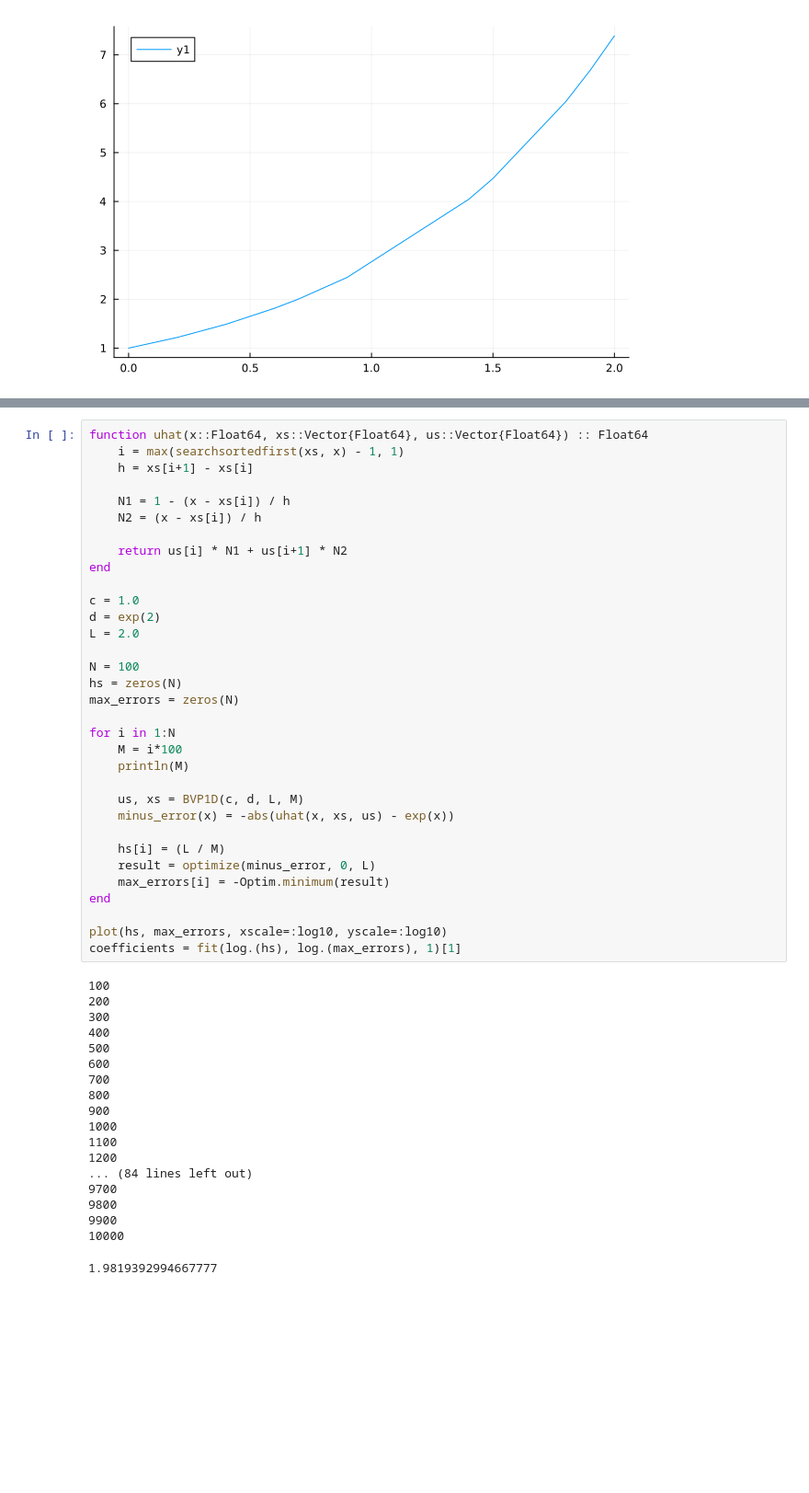
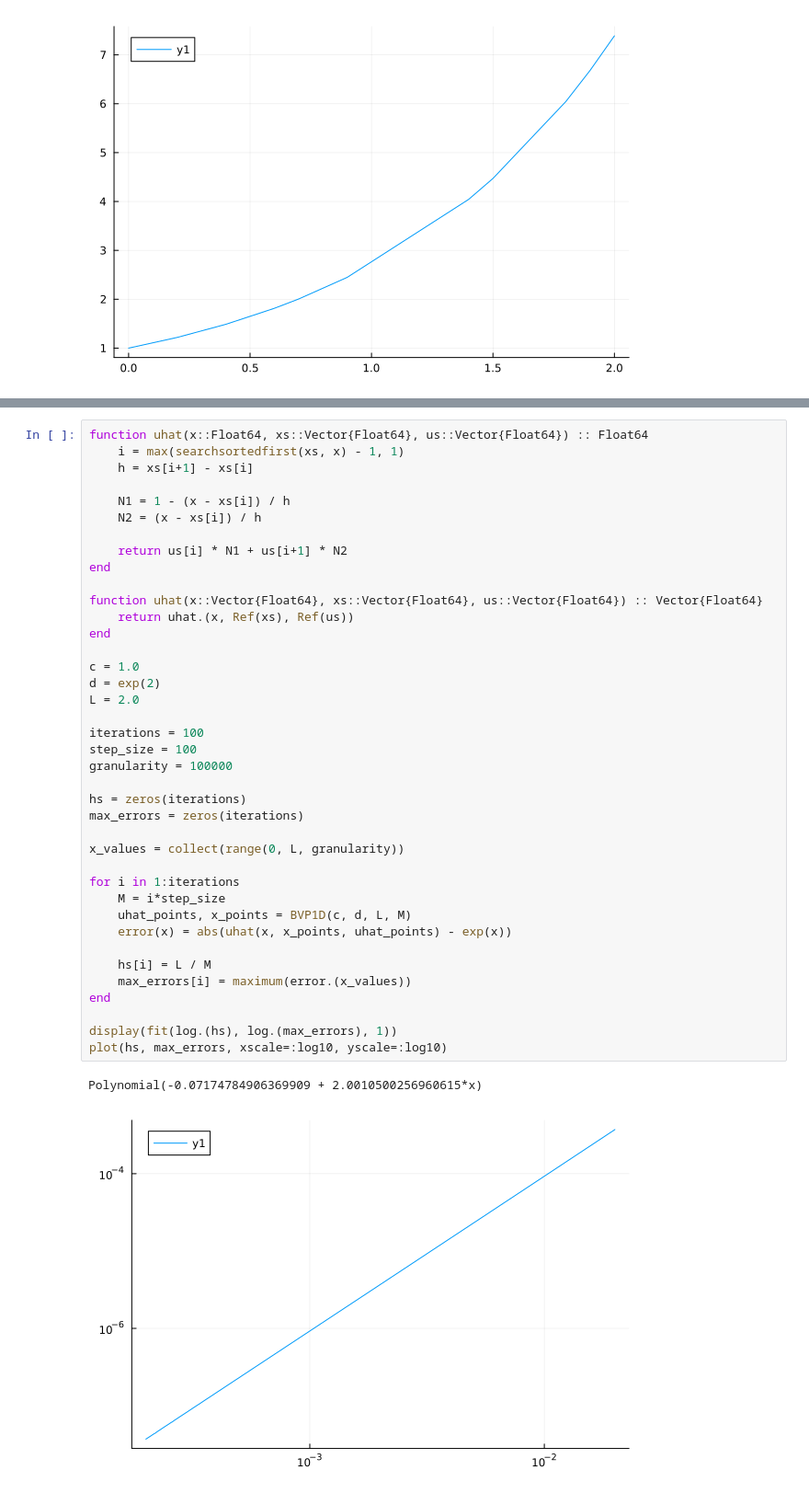
Before and after one commit to jkbch/FEM, a Jupyter notebook: Jakobs_notebook_julia.ipynb, the cells around one changed output, grey strips where cells are left out. Shown at 92% size. Drawn from its saved outputs; the diff is of its cells as text; blank space fills up the shorter version.

```diff
--- a/Jakobs_notebook_julia.ipynb
+++ b/Jakobs_notebook_julia.ipynb
@@ -68,52 +83,42 @@ plot(x, u)
 # %%
 function uhat(x::Float64, xs::Vector{Float64}, us::Vector{Float64}) :: Float64
     i = max(searchsortedfirst(xs, x) - 1, 1)
     h = xs[i+1] - xs[i]
 
     N1 = 1 - (x - xs[i]) / h
     N2 = (x - xs[i]) / h
 
     return us[i] * N1 + us[i+1] * N2
 end
 
+function uhat(x::Vector{Float64}, xs::Vector{Float64}, us::Vector{Float64}) :: Vector{Float64}
+    return uhat.(x, Ref(xs), Ref(us))
+end
+
 c = 1.0
 d = exp(2)
 L = 2.0
 
-N = 100
-hs = zeros(N)
-max_errors = zeros(N)
+iterations = 100
+step_size = 100
+granularity = 100000
 
-for i in 1:N
-    M = i*100
-    println(M)
+hs = zeros(iterations)
+max_errors = zeros(iterations)
 
-    us, xs = BVP1D(c, d, L, M)
-    minus_error(x) = -abs(uhat(x, xs, us) - exp(x))
+x_values = collect(range(0, L, granularity))
 
-    hs[i] = (L / M)
-    result = optimize(minus_error, 0, L)
-    max_errors[i] = -Optim.minimum(result)
+for i in 1:iterations
+    M = i*step_size
+    uhat_points, x_points = BVP1D(c, d, L, M)
+    error(x) = abs(uhat(x, x_points, uhat_points) - exp(x))
+
+    hs[i] = L / M
+    max_errors[i] = maximum(error.(x_values))
 end
 
+display(fit(log.(hs), log.(max_errors), 1))
 plot(hs, max_errors, xscale=:log10, yscale=:log10)
-coefficients = fit(log.(hs), log.(max_errors), 1)[1]
 # %% [output]
-100
-200
-300
-400
-500
-600
-700
-800
-900
-1000
-1100
-1200
-... (84 lines left out)
-9700
-9800
-9900
-10000
+Polynomial(-0.07174784906369909 + 2.0010500256960615*x)
-1.9819392994667777
+[figure, added]
```
Also changed, not shown: parts of 16 cells of this notebook.
